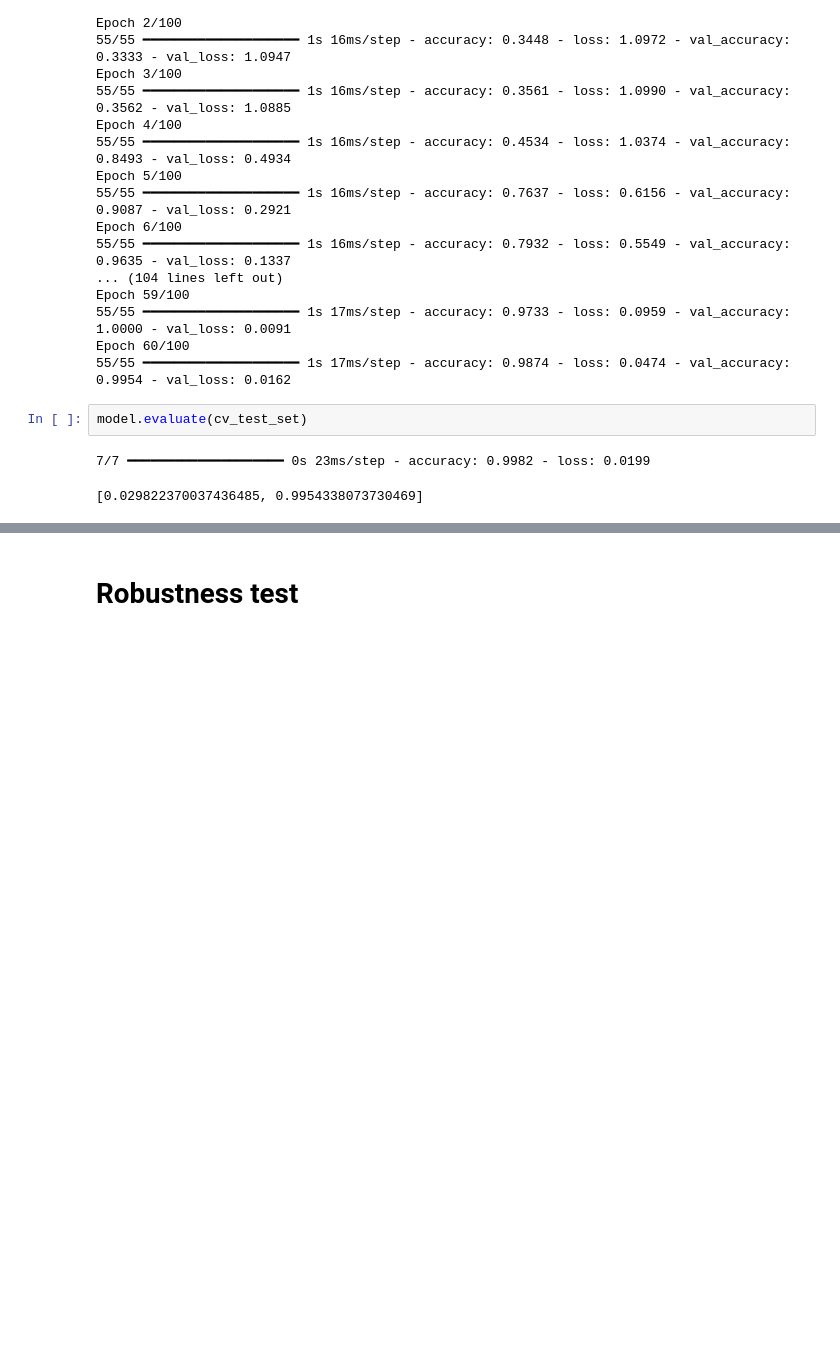
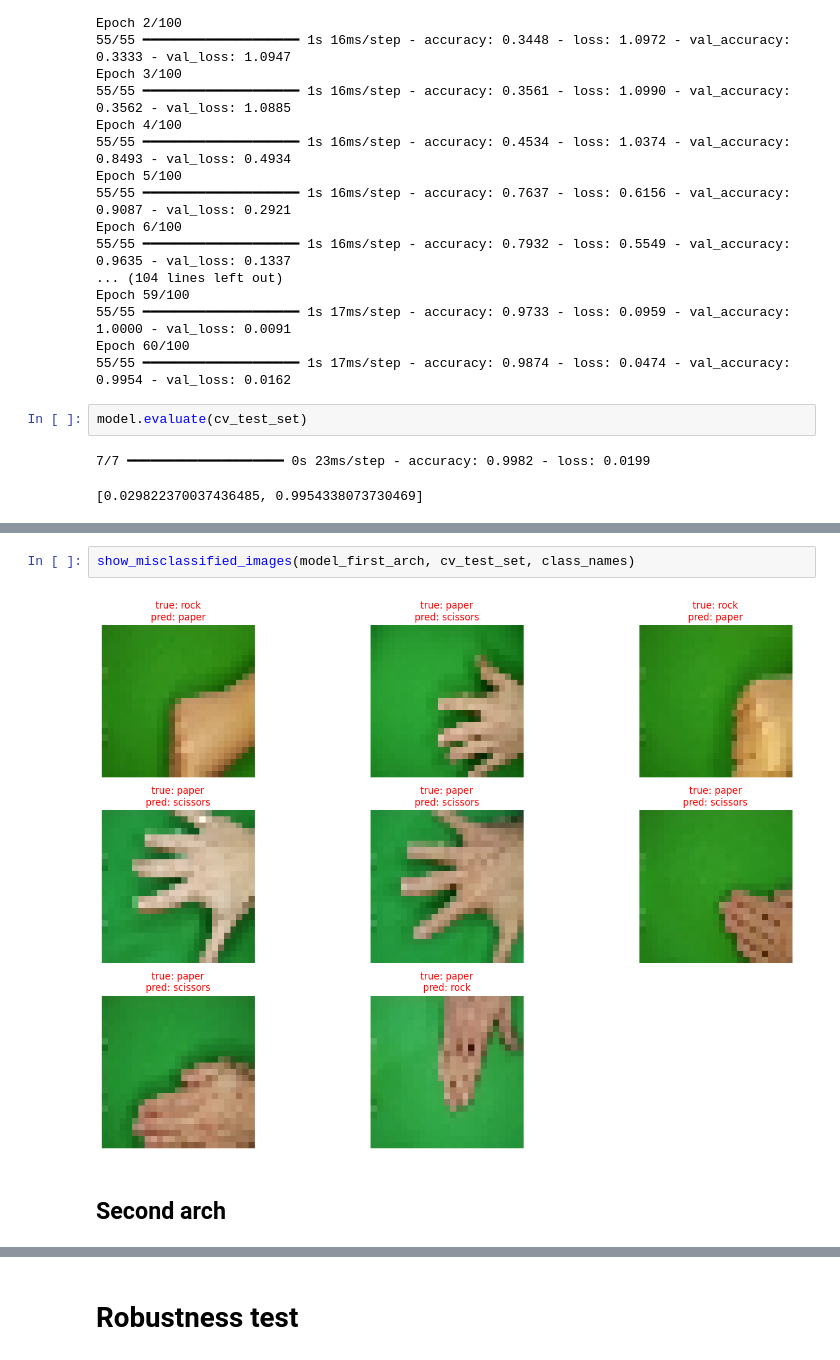
Before and after one commit to ffaundezcab/rps_deep, a Jupyter notebook: notebooks/model.ipynb, the cells around one changed output, grey strips where cells are left out. Cells and saved outputs as stored; diff of their text form; blank space fills up the shorter version.

```diff
--- a/notebooks/model.ipynb
+++ b/notebooks/model.ipynb
@@ -757,0 +805,6 @@ model.evaluate(cv_test_set)
+# %%
+show_misclassified_images(model_first_arch, cv_test_set, class_names)
+# %% [output]
+[figure, added]
+# %% [markdown]
+## Second arch
```
Also changed, not shown: parts of 33 cells of this notebook.
